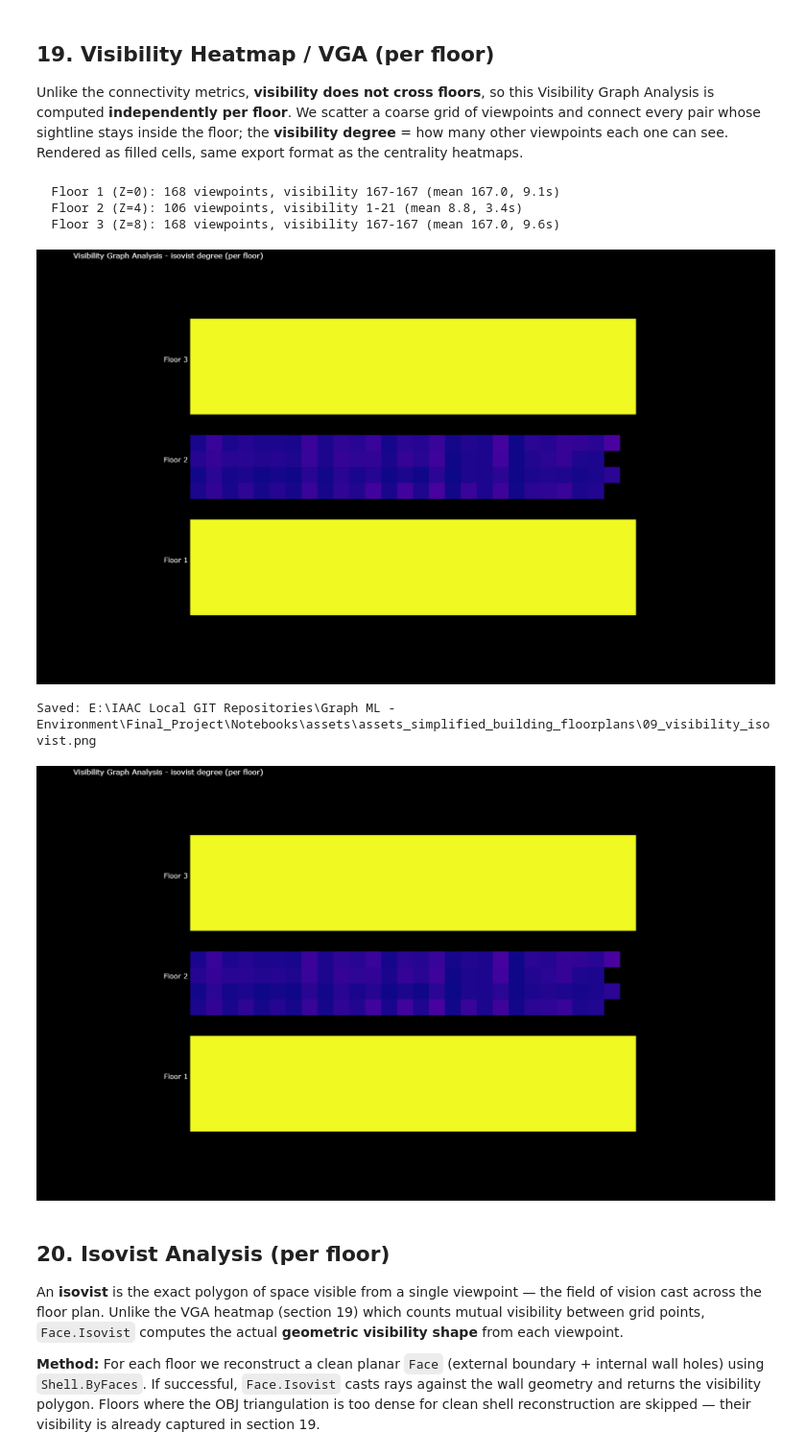
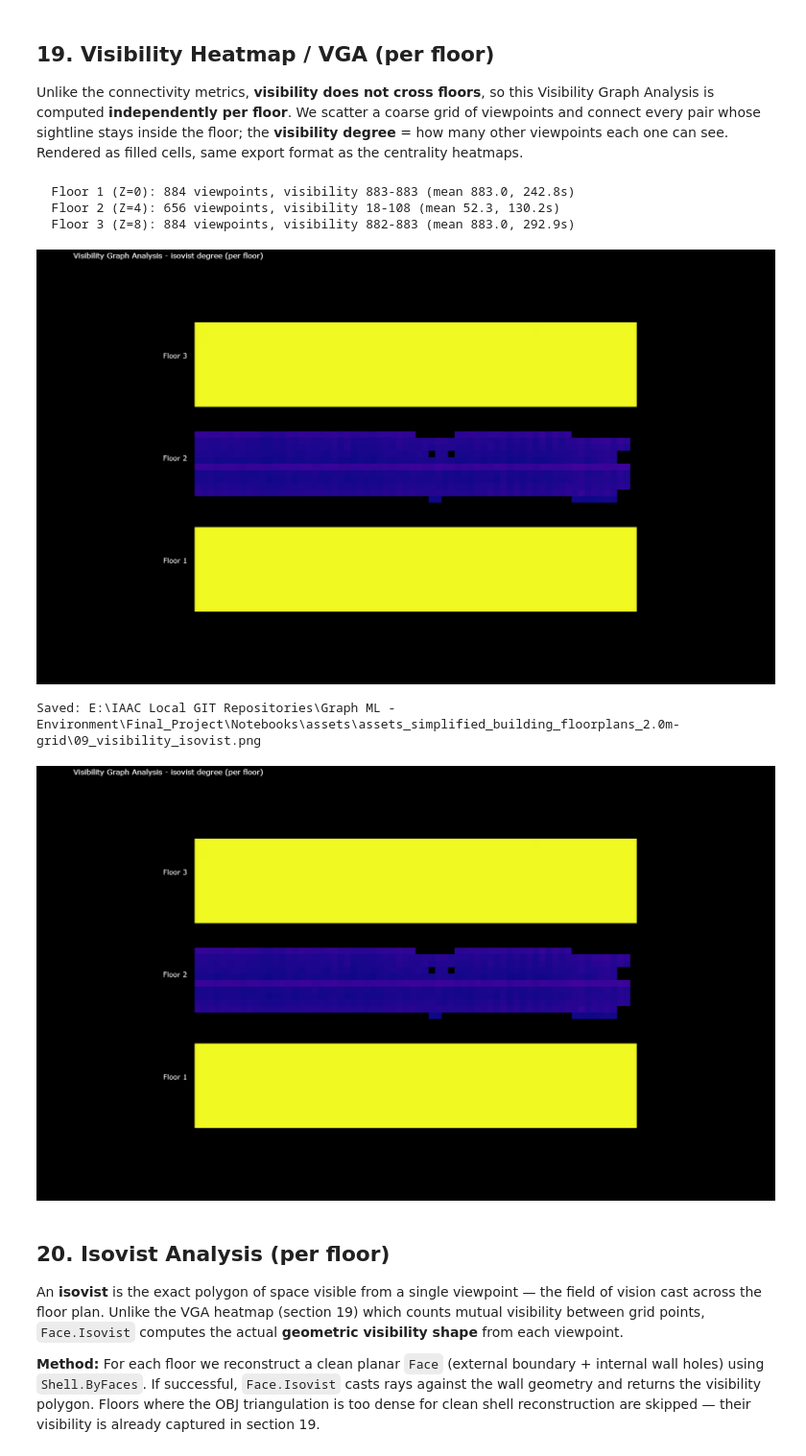
Before and after one commit to ramon-garcia-ayala/Graph-Machine-Learning, a Jupyter notebook: Final_Project/Notebooks/Spatial Intelligence/Simplified_NB_Marsella_MultiFloor_Spatial_Intelligence.ipynb, the cells around one changed output. Shown at 96% size. Saved outputs shown, nothing was run; the diff lists cells and outputs as text; code cells hidden in the pictures.

```diff
--- a/Final_Project/Notebooks/Spatial Intelligence/Simplified_NB_Marsella_MultiFloor_Spatial_Intelligence.ipynb
+++ b/Final_Project/Notebooks/Spatial Intelligence/Simplified_NB_Marsella_MultiFloor_Spatial_Intelligence.ipynb
@@ -56,7 +56,7 @@ INTERACTIVE_RENDERER = "png"
 # Paths
 BASE_DIR  = r"E:\IAAC Local GIT Repositories\Graph ML - Environment\Final_Project"
 OBJ_PATH  = os.path.join(BASE_DIR, "3D-Models", "Marsella_3-Floor-Plans_SIMPLIFIED.obj")
-ASSETS_DIR = os.path.join(BASE_DIR, "Notebooks", "assets", "assets_simplified_building_floorplans")
+ASSETS_DIR = os.path.join(BASE_DIR, "Notebooks", "assets", "assets_simplified_building_floorplans_2.0m-grid")
 os.makedirs(ASSETS_DIR, exist_ok=True)
 
 # Floor levels (Z value of each plan after import) ordered bottom -> top
@@ -64,7 +64,7 @@ FLOOR_LEVELS = [0, 4, 8]
 FLOOR_NAMES  = ["Floor 1", "Floor 2", "Floor 3"]
 
 # Analysis grid spacing (plan units). Smaller = finer & slower. 3.0 is a good balance.
-GRID_SIZE = 8
+GRID_SIZE = 2
 
 
 # Vertical spacing used to STACK the floors in the combined 3D graph (visual only)
@@ -800,7 +800,7 @@ Saved: E:\IAAC Local GIT Repositories\Graph ML - Environment\Final_Project\Noteb
 
 Unlike the connectivity metrics, **visibility does not cross floors**, so this Visibility Graph Analysis is computed **independently per floor**. We scatter a coarse grid of viewpoints and connect every pair whose sightline stays inside the floor; the **visibility degree** = how many other viewpoints each one can see. Rendered as filled cells, same export format as the centrality heatmaps.
 # %%
-VGA_GRID_SIZE = 1.0    # spacing of the isovist viewpoints (coarser than the analysis grid)
+VGA_GRID_SIZE = 5   # spacing of the isovist viewpoints (coarser than the analysis grid)
 VIS_SAMPLES   = 12     # samples along each sightline for the occlusion test
 
 def compute_visibility(tris, viewpoints):
@@ -809,39 +809,39 @@ def compute_visibility(tris, viewpoints):
     deg = np.zeros(n, int)
     for i in range(n):
         for j in range(i + 1, n):
             seg = viewpoints[i][None, :] * (1 - ts)[:, None] + viewpoints[j][None, :] * ts[:, None]
             if points_inside(tris, seg).all():
                 deg[i] += 1; deg[j] += 1
     return deg
 
 uvp = np.arange(UMIN, UMAX + VGA_GRID_SIZE, VGA_GRID_SIZE)
 vvp = np.arange(VMIN, VMAX + VGA_GRID_SIZE, VGA_GRID_SIZE)
 UUv, VVv = np.meshgrid(uvp, vvp)
 VP_PTS = np.column_stack([UUv.ravel(), VVv.ravel()])
 Hv = VGA_GRID_SIZE / 2.0
 
 vis_faces_values = []
 for fi, lv in enumerate(FLOOR_LEVELS):
     tris = extract_triangles(floor_faces[lv])
     vp = VP_PTS[points_inside(tris, VP_PTS)]
     t0 = time.time()
     deg = compute_visibility(tris, vp)
     yoff = (fi - 1) * ROWGAP
     for (u, v), dval in zip(vp, deg):
         cell = make_cell_face(float(u) - UMID, (float(v) - VMID) + yoff, Hv)
         vis_faces_values.append((cell, int(dval)))
     print(f"  {FLOOR_NAMES[fi]} (Z={lv}): {len(vp)} viewpoints, "
           f"visibility {deg.min()}-{deg.max()} (mean {deg.mean():.1f}, {time.time()-t0:.1f}s)")
 
 show_face_heatmap(vis_faces_values, "Visibility Graph Analysis - isovist degree (per floor)",
                   "09_visibility_isovist.png", "plasma")
 # %% [output]
-  Floor 1 (Z=0): 168 viewpoints, visibility 167-167 (mean 167.0, 9.1s)
-  Floor 2 (Z=4): 106 viewpoints, visibility 1-21 (mean 8.8, 3.4s)
-  Floor 3 (Z=8): 168 viewpoints, visibility 167-167 (mean 167.0, 9.6s)
+  Floor 1 (Z=0): 884 viewpoints, visibility 883-883 (mean 883.0, 242.8s)
+  Floor 2 (Z=4): 656 viewpoints, visibility 18-108 (mean 52.3, 130.2s)
+  Floor 3 (Z=8): 884 viewpoints, visibility 882-883 (mean 883.0, 292.9s)
-[figure, old version]
+[figure, new version]
-Saved: E:\IAAC Local GIT Repositories\Graph ML - Environment\Final_Project\Notebooks\assets\assets_simplified_building_floorplans\09_visibility_isovist.png
+Saved: E:\IAAC Local GIT Repositories\Graph ML - Environment\Final_Project\Notebooks\assets\assets_simplified_building_floorplans_2.0m-grid\09_visibility_isovist.png
-[figure, old version]
+[figure, new version]
 # %% [markdown]
 ## 20. Isovist Analysis (per floor)
 
```
Also changed, not shown: parts of 17 cells of this notebook, 13 other files.
